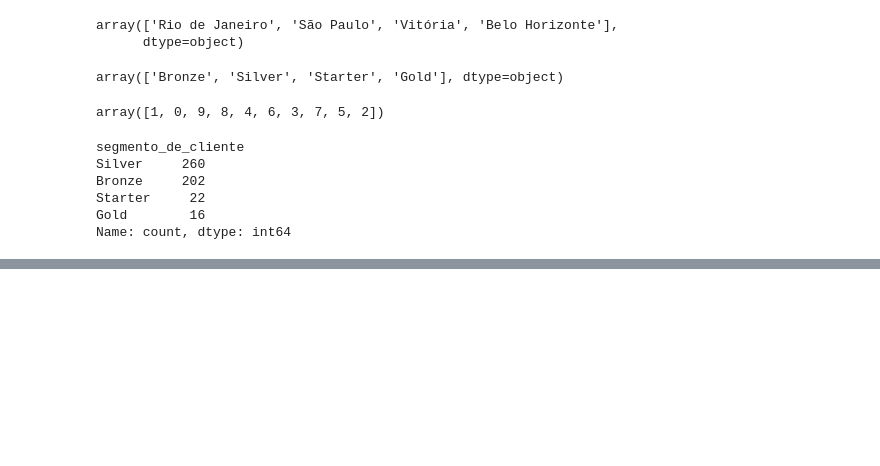
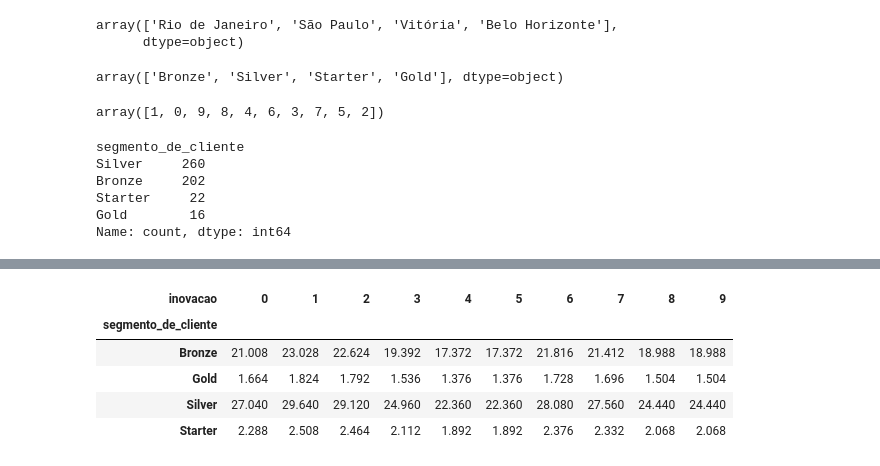
Before and after one commit to lilkirito22/aprendizado_machine_learning, a Jupyter notebook: Classificação-Arvore-Decisao/classificacao_segmento_empresa.ipynb, the cells around one changed output, grey strips where cells are left out. Drawn from its saved outputs; the diff is of its cells as text; code cells hidden in the pictures; blank space fills up the shorter version.

```diff
--- a/Classificação-Arvore-Decisao/classificacao_segmento_empresa.ipynb
+++ b/Classificação-Arvore-Decisao/classificacao_segmento_empresa.ipynb
@@ -140,0 +152,8 @@ px.histogram(df_segmento, x='idade')
+# %%
+# Teste de Qui-Quadrado de Pearson
+# H0 - as variaveis independentes
+# H1 - as variaveis nao sao independentes
+# P-value > 0.05 seguimos com o H0
+
+
+valor_esperado, valor_observado, estatisticas = pg.chi2_independence(df_segmento, 'segmento_de_cliente', 'inovacao')
@@ -140,0 +174,12 @@ px.histogram(df_segmento, x='idade')
+# %%
+# Valor esperado
+# É a frequencia que seria esperada se nao houvesse associação entre as variaveis
+# É calculado utilizando a distribuição assumida no teste qui-quadrado
+valor_esperado
+# %% [output]
+| inovacao | 0 | 1 | 2 | 3 | 4 | 5 | 6 | 7 | 8 | 9 |
+| segmento_de_cliente |  |  |  |  |  |  |  |  |  |  |
+| Bronze | 21.008 | 23.028 | 22.624 | 19.392 | 17.372 | 17.372 | 21.816 | 21.412 | 18.988 | 18.988 |
+| Gold | 1.664 | 1.824 | 1.792 | 1.536 | 1.376 | 1.376 | 1.728 | 1.696 | 1.504 | 1.504 |
+| Silver | 27.040 | 29.640 | 29.120 | 24.960 | 22.360 | 22.360 | 28.080 | 27.560 | 24.440 | 24.440 |
+| Starter | 2.288 | 2.508 | 2.464 | 2.112 | 1.892 | 1.892 | 2.376 | 2.332 | 2.068 | 2.068 |
```
Also changed, not shown: parts of 19 cells of this notebook.
